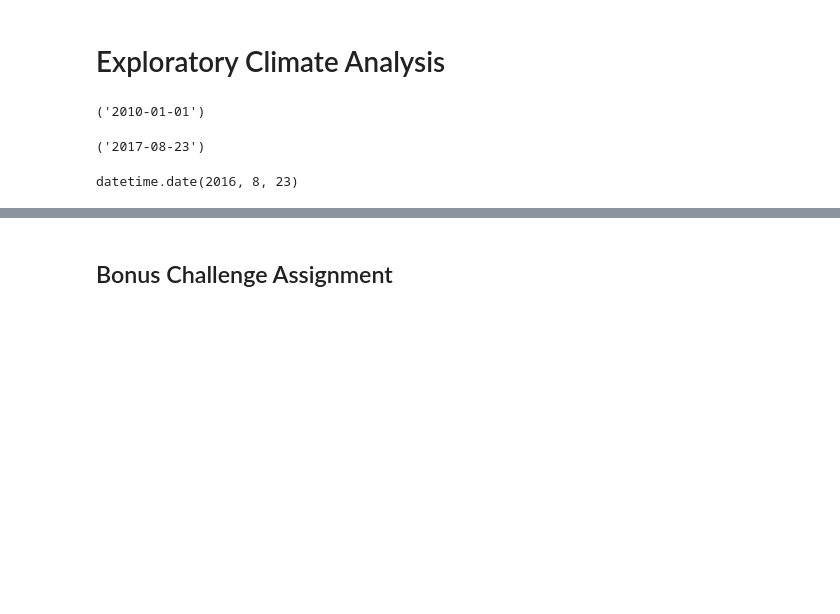
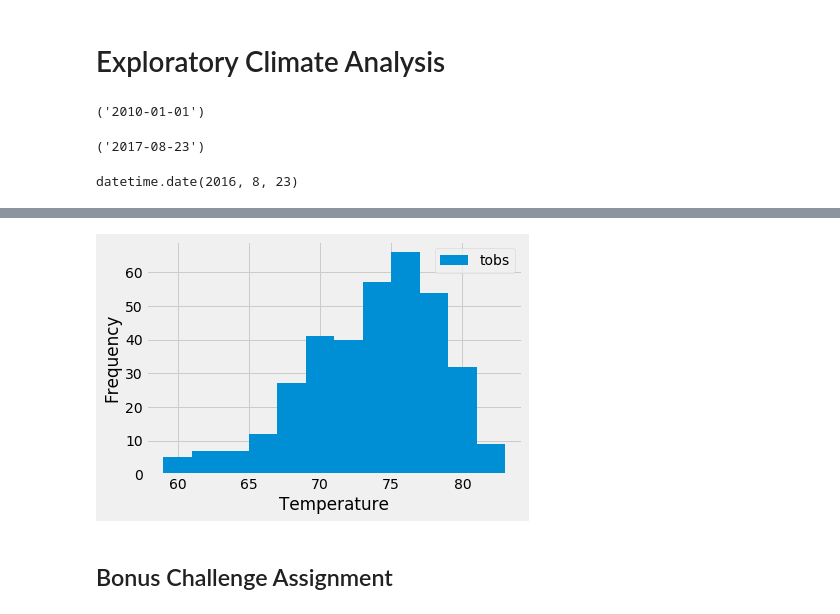
Before and after one commit to aaronrotman/sqlalchemy-challenge, a Jupyter notebook: main.ipynb, the cells around one changed output, grey strips where cells are left out. Drawn from its saved outputs; the diff is of its cells as text; code cells hidden in the pictures; blank space fills up the shorter version.

```diff
--- a/main.ipynb
+++ b/main.ipynb
@@ -169,3 +212,8 @@ plt.savefig('output_data/year_precip.png', bbox_inches='tight')
 # %%
 # Choose the station with the highest number of temperature observations.
 # Query the last 12 months of temperature observation data for this station and plot the results as a histogram
+temp_year = session.query(Measurement.tobs).\
+    filter(Measurement.station==most_active[0]).\
+    filter(Measurement.date >= one_year_ago).\
+    order_by(Measurement.date).all()
+temp_year
@@ -172,3 +238,11 @@ plt.savefig('output_data/year_precip.png', bbox_inches='tight')
+# %%
+temp_df = pd.DataFrame(temp_year)
+temp_plot = temp_df.plot(kind="hist", bins=12)
+temp_plot.set_xlabel('Temperature')
+plt.savefig('output_data/temp_freq.png', bbox_inches='tight')
+plt.show()
+# %% [output]
+[figure, added]
 # %% [markdown]
 ## Bonus Challenge Assignment
 # %%
```
Also changed, not shown: parts of 13 cells of this notebook.
